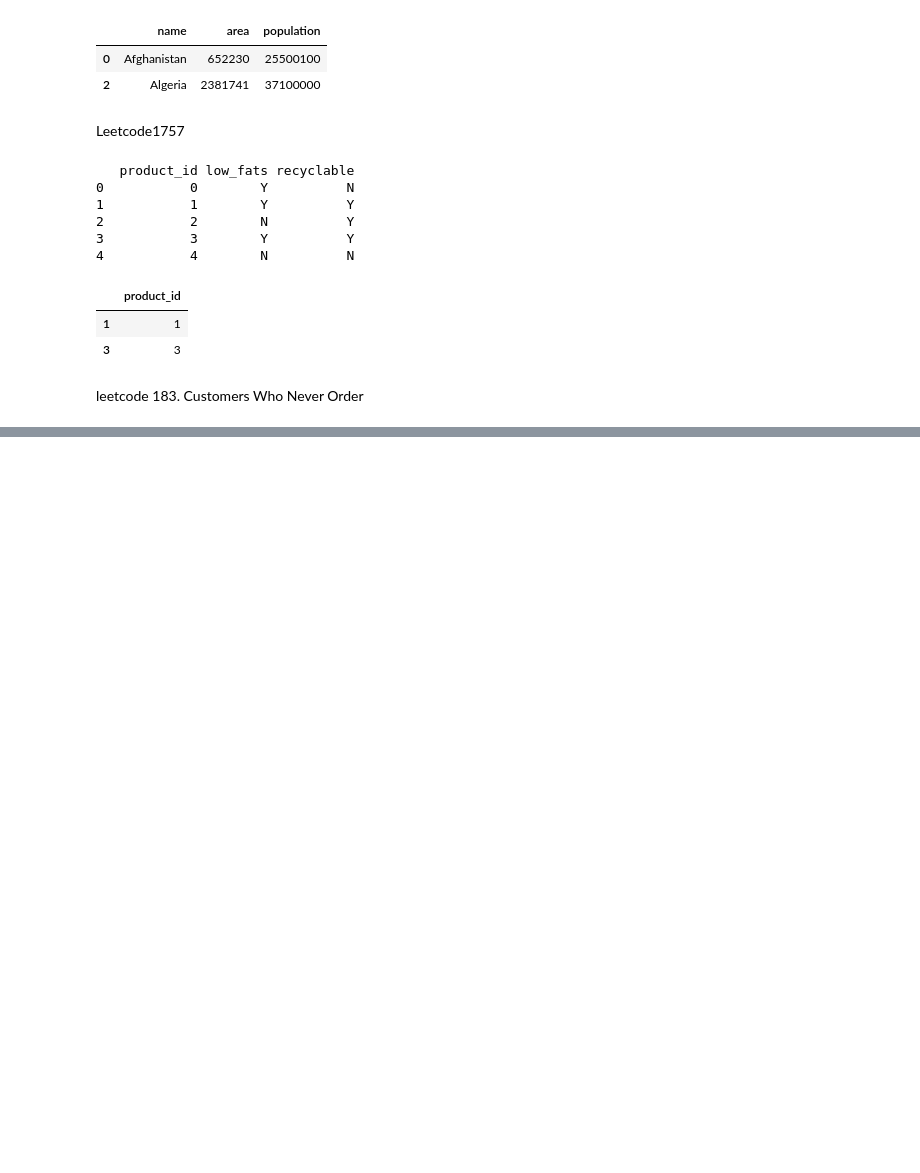
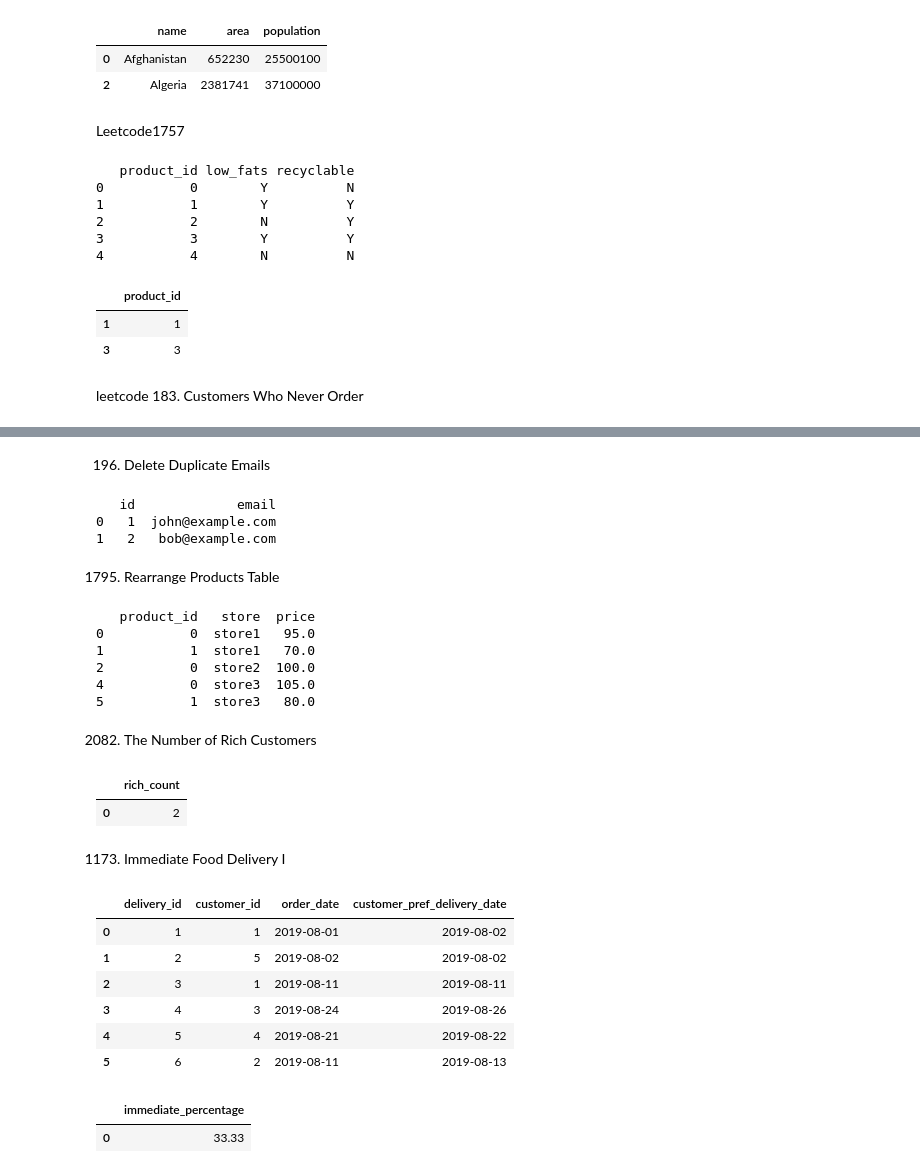
Before and after one commit to thirza258/LeetcodeSolution, a Jupyter notebook: pandas/Leetcode.ipynb, the cells around one changed output, grey strips where cells are left out. Drawn from its saved outputs; the diff is of its cells as text; code cells hidden in the pictures; blank space fills up the shorter version.

```diff
--- a/pandas/Leetcode.ipynb
+++ b/pandas/Leetcode.ipynb
@@ -82,0 +360,2 @@ def find_customers(customers: pd.DataFrame, orders: pd.DataFrame) -> pd.DataFram
+# %% [markdown]
+196. Delete Duplicate Emails
@@ -82,0 +369,14 @@ def find_customers(customers: pd.DataFrame, orders: pd.DataFrame) -> pd.DataFram
+# %%
+def delete_duplicate_emails(person: pd.DataFrame) -> None:
+    person.sort_values(by=['id'], inplace=True)
+    person.drop_duplicates(subset=['email'], keep='first', inplace=True)
+
+
+delete_duplicate_emails(df)
+print(df)
+# %% [output]
+   id             email
+0   1  john@example.com
+1   2   bob@example.com
+# %% [markdown]
+1795. Rearrange Products Table
@@ -82,0 +392,16 @@ def find_customers(customers: pd.DataFrame, orders: pd.DataFrame) -> pd.DataFram
+# %%
+def rearrange_products_table(products: pd.DataFrame) -> pd.DataFrame:
+    result = pd.melt(products, id_vars=['product_id'], var_name='store', value_name='price')
+    result = result.dropna(subset=['price'])
+    return result
+
+print(rearrange_products_table(products_df))
+# %% [output]
+   product_id   store  price
+0           0  store1   95.0
+1           1  store1   70.0
+2           0  store2  100.0
+4           0  store3  105.0
+5           1  store3   80.0
+# %% [markdown]
+2082. The Number of Rich Customers
@@ -82,0 +417,44 @@ def find_customers(customers: pd.DataFrame, orders: pd.DataFrame) -> pd.DataFram
+# %%
+def count_rich_customers(store: pd.DataFrame) -> pd.DataFrame:
+    customers_with_high_bills = store.groupby('customer_id')['amount'].apply(lambda x: (x > 500).any())
+    return pd.DataFrame({'rich_count': [customers_with_high_bills.sum()]})
+
+count_rich_customers(store_df)
+# %% [output]
+|  | rich_count |
+| 0 | 2 |
+# %% [markdown]
+1173. Immediate Food Delivery I
+# %%
+data = {
+    'delivery_id': [1, 2, 3, 4, 5, 6],
+    'customer_id': [1, 5, 1, 3, 4, 2],
+    'order_date': ['2019-08-01', '2019-08-02', '2019-08-11', '2019-08-24', '2019-08-21', '2019-08-11'],
+    'customer_pref_delivery_date': ['2019-08-02', '2019-08-02', '2019-08-11', '2019-08-26', '2019-08-22', '2019-08-13']
+}
+
+delivery_df = pd.DataFrame(data)
+
+# Convert date columns to datetime objects
+delivery_df['order_date'] = pd.to_datetime(delivery_df['order_date'])
+delivery_df['customer_pref_delivery_date'] = pd.to_datetime(delivery_df['customer_pref_delivery_date'])
+
+delivery_df
+# %% [output]
+|  | delivery_id | customer_id | order_date | customer_pref_delivery_date |
+| 0 | 1 | 1 | 2019-08-01 | 2019-08-02 |
+| 1 | 2 | 5 | 2019-08-02 | 2019-08-02 |
+| 2 | 3 | 1 | 2019-08-11 | 2019-08-11 |
+| 3 | 4 | 3 | 2019-08-24 | 2019-08-26 |
+| 4 | 5 | 4 | 2019-08-21 | 2019-08-22 |
+| 5 | 6 | 2 | 2019-08-11 | 2019-08-13 |
+# %%
+def food_delivery(delivery: pd.DataFrame) -> pd.DataFrame:
+    immediate = (delivery['order_date'] == delivery['customer_pref_delivery_date'])
+    precentage = immediate.sum() / len(delivery)
+    return pd.DataFrame({'immediate_percentage': [round(precentage*100, 2)]})
+
+food_delivery(delivery_df)
+# %% [output]
+|  | immediate_percentage |
+| 0 | 33.33 |
```
Also changed, not shown: parts of 34 cells of this notebook, 1 other file.
